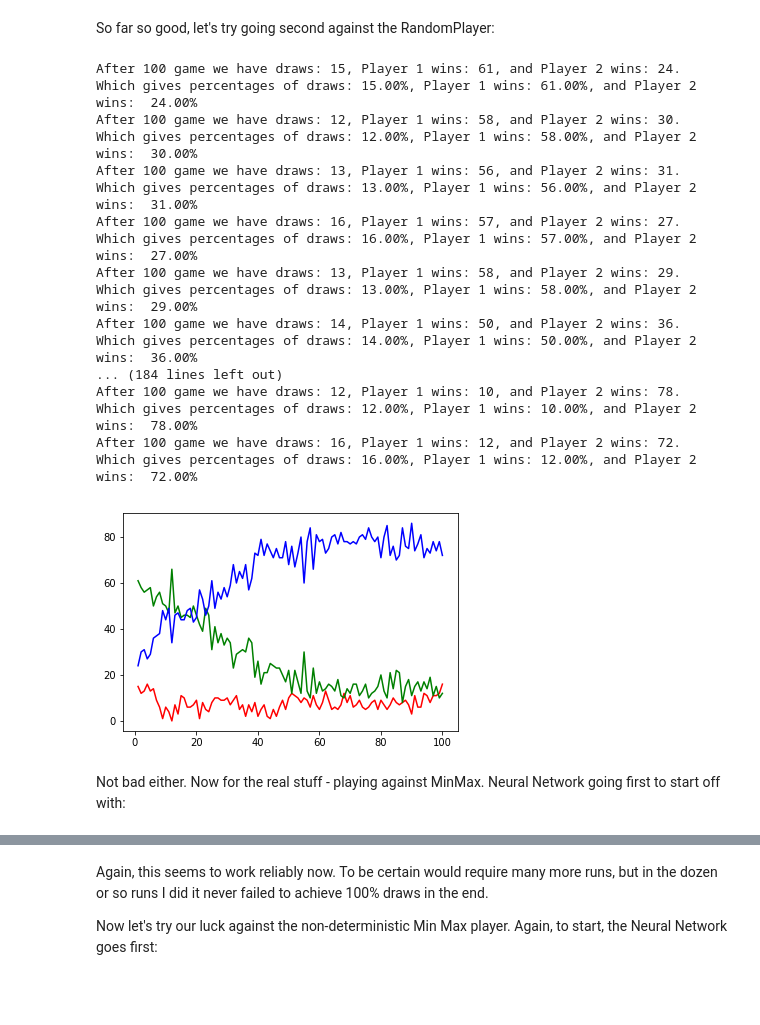
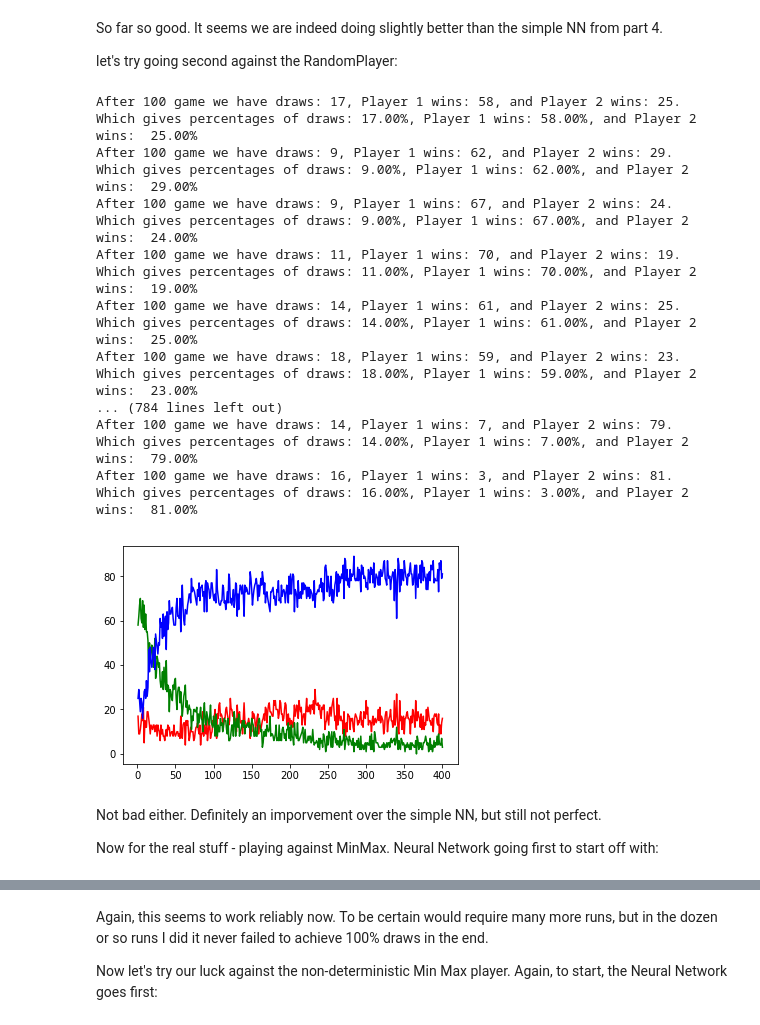
Before and after one commit to fcarsten/tic-tac-toe, a Jupyter notebook: Part 6 - Double Duelling Q Network with Experience Replay.ipynb, the cells around one changed output, grey strips where cells are left out. Drawn from its saved outputs; the diff is of its cells as text; code cells hidden in the pictures; blank space fills up the shorter version.

```diff
--- a/Part 6 - Double Duelling Q Network with Experience Replay.ipynb
+++ b/Part 6 - Double Duelling Q Network with Experience Replay.ipynb
@@ -105,41 +106,45 @@ Which gives percentages of draws: 2.00%, Player 1 wins: 98.00%, and Player 2 win
 # %% [markdown]
-So far so good, let's try going second against the RandomPlayer:
+So far so good. It seems we are indeed doing slightly better than the simple NN from part 4.
+
+let's try going second against the RandomPlayer:
 # %%
 tf.reset_default_graph()
 
 nnplayer = ExpDoubleDuelQPlayer("QLearner1")
 rndplayer = RandomPlayer()
 
 TFSessionManager.set_session(tf.Session())
 TFSessionManager.get_session().run(tf.global_variables_initializer())
 
-game_number, p1_wins, p2_wins, draws = evaluate_players(rndplayer, nnplayer)
+game_number, p1_wins, p2_wins, draws = evaluate_players(rndplayer, nnplayer, num_battles = 400)
 
 p = plt.plot(game_number, draws, 'r-', game_number, p1_wins, 'g-', game_number, p2_wins, 'b-')
 
 plt.show()
 TFSessionManager.set_session(None)
 # %% [output]
-After 100 game we have draws: 15, Player 1 wins: 61, and Player 2 wins: 24.
-Which gives percentages of draws: 15.00%, Player 1 wins: 61.00%, and Player 2 wins:  24.00%
-After 100 game we have draws: 12, Player 1 wins: 58, and Player 2 wins: 30.
-Which gives percentages of draws: 12.00%, Player 1 wins: 58.00%, and Player 2 wins:  30.00%
-After 100 game we have draws: 13, Player 1 wins: 56, and Player 2 wins: 31.
-Which gives percentages of draws: 13.00%, Player 1 wins: 56.00%, and Player 2 wins:  31.00%
-After 100 game we have draws: 16, Player 1 wins: 57, and Player 2 wins: 27.
-Which gives percentages of draws: 16.00%, Player 1 wins: 57.00%, and Player 2 wins:  27.00%
-After 100 game we have draws: 13, Player 1 wins: 58, and Player 2 wins: 29.
-Which gives percentages of draws: 13.00%, Player 1 wins: 58.00%, and Player 2 wins:  29.00%
-After 100 game we have draws: 14, Player 1 wins: 50, and Player 2 wins: 36.
-Which gives percentages of draws: 14.00%, Player 1 wins: 50.00%, and Player 2 wins:  36.00%
-... (184 lines left out)
-After 100 game we have draws: 12, Player 1 wins: 10, and Player 2 wins: 78.
-Which gives percentages of draws: 12.00%, Player 1 wins: 10.00%, and Player 2 wins:  78.00%
-After 100 game we have draws: 16, Player 1 wins: 12, and Player 2 wins: 72.
-Which gives percentages of draws: 16.00%, Player 1 wins: 12.00%, and Player 2 wins:  72.00%
+After 100 game we have draws: 17, Player 1 wins: 58, and Player 2 wins: 25.
+Which gives percentages of draws: 17.00%, Player 1 wins: 58.00%, and Player 2 wins:  25.00%
+After 100 game we have draws: 9, Player 1 wins: 62, and Player 2 wins: 29.
+Which gives percentages of draws: 9.00%, Player 1 wins: 62.00%, and Player 2 wins:  29.00%
+After 100 game we have draws: 9, Player 1 wins: 67, and Player 2 wins: 24.
+Which gives percentages of draws: 9.00%, Player 1 wins: 67.00%, and Player 2 wins:  24.00%
+After 100 game we have draws: 11, Player 1 wins: 70, and Player 2 wins: 19.
+Which gives percentages of draws: 11.00%, Player 1 wins: 70.00%, and Player 2 wins:  19.00%
+After 100 game we have draws: 14, Player 1 wins: 61, and Player 2 wins: 25.
+Which gives percentages of draws: 14.00%, Player 1 wins: 61.00%, and Player 2 wins:  25.00%
+After 100 game we have draws: 18, Player 1 wins: 59, and Player 2 wins: 23.
+Which gives percentages of draws: 18.00%, Player 1 wins: 59.00%, and Player 2 wins:  23.00%
+... (784 lines left out)
+After 100 game we have draws: 14, Player 1 wins: 7, and Player 2 wins: 79.
+Which gives percentages of draws: 14.00%, Player 1 wins: 7.00%, and Player 2 wins:  79.00%
+After 100 game we have draws: 16, Player 1 wins: 3, and Player 2 wins: 81.
+Which gives percentages of draws: 16.00%, Player 1 wins: 3.00%, and Player 2 wins:  81.00%
-[figure, old version]
+[figure, new version]
 # %% [markdown]
-Not bad either. Now for the real stuff - playing against MinMax. Neural Network going first to start off with:
+Not bad either. Definitely an imporvement over the simple NN, but still not perfect.
+
+Now for the real stuff - playing against MinMax. Neural Network going first to start off with:
 # %%
 from tic_tac_toe.MinMaxAgent import MinMaxAgent
 
```
Also changed, not shown: parts of 8 cells of this notebook, 7 other files.
